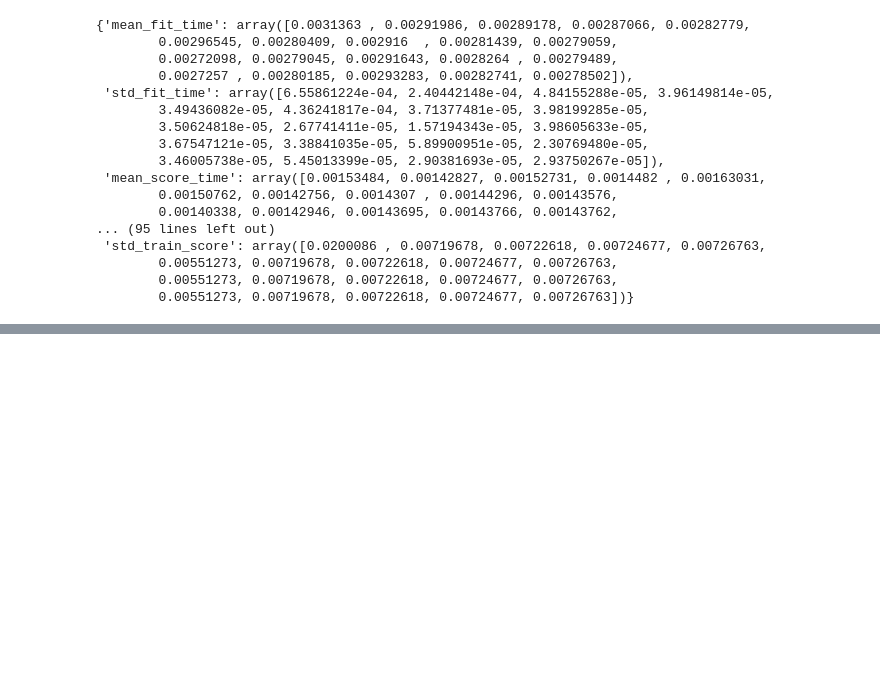
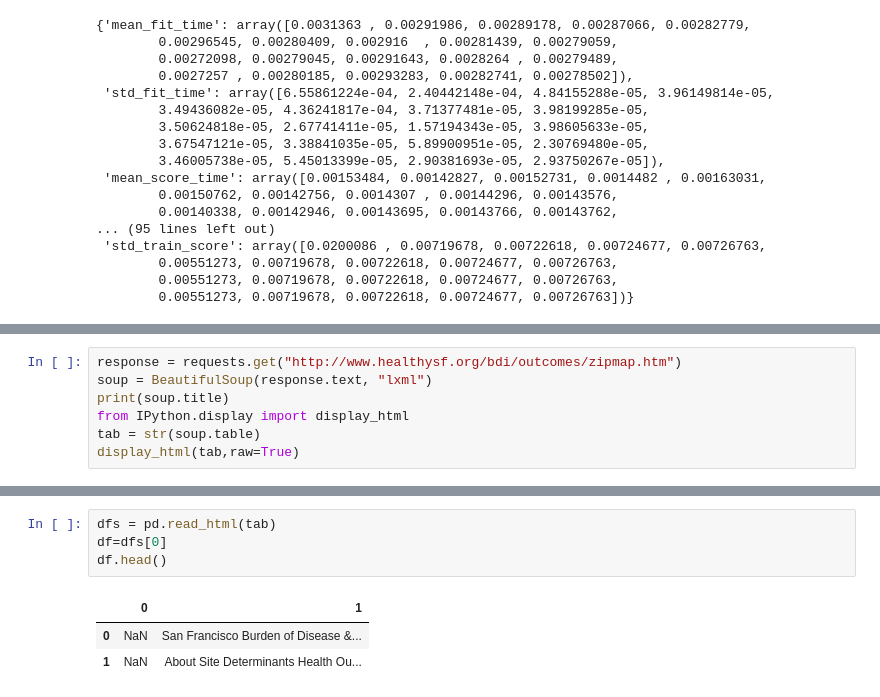
Before and after one commit to Chetas001/Final-Project, a Jupyter notebook: Welcome to Project.ipynb, the cells around one changed output, grey strips where cells are left out. Drawn from its saved outputs; the diff is of its cells as text; blank space fills up the shorter version.

```diff
--- a/Welcome to Project.ipynb
+++ b/Welcome to Project.ipynb
@@ -384,0 +411,7 @@ svr_rbf.cv_results_
+# %%
+response = requests.get("http://www.healthysf.org/bdi/outcomes/zipmap.htm")
+soup = BeautifulSoup(response.text, "lxml")
+print(soup.title)
+from IPython.display import display_html
+tab = str(soup.table)
+display_html(tab,raw=True)
@@ -384,0 +421,8 @@ svr_rbf.cv_results_
+# %%
+dfs = pd.read_html(tab)
+df=dfs[0]
+df.head()
+# %% [output]
+|  | 0 | 1 |
+| 0 | NaN | San Francisco Burden of Disease &... |
+| 1 | NaN | About Site Determinants Health Ou... |
```
Also changed, not shown: parts of 6 cells of this notebook.
